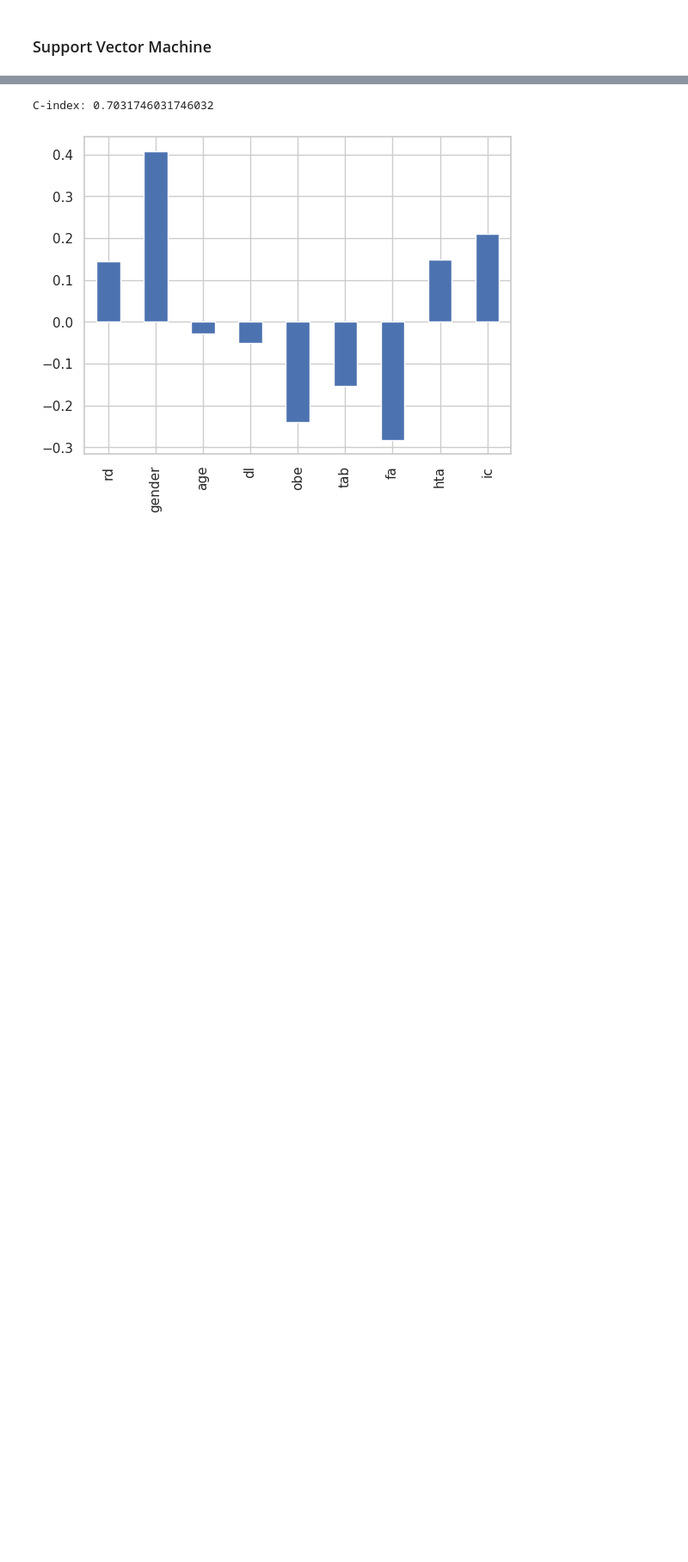
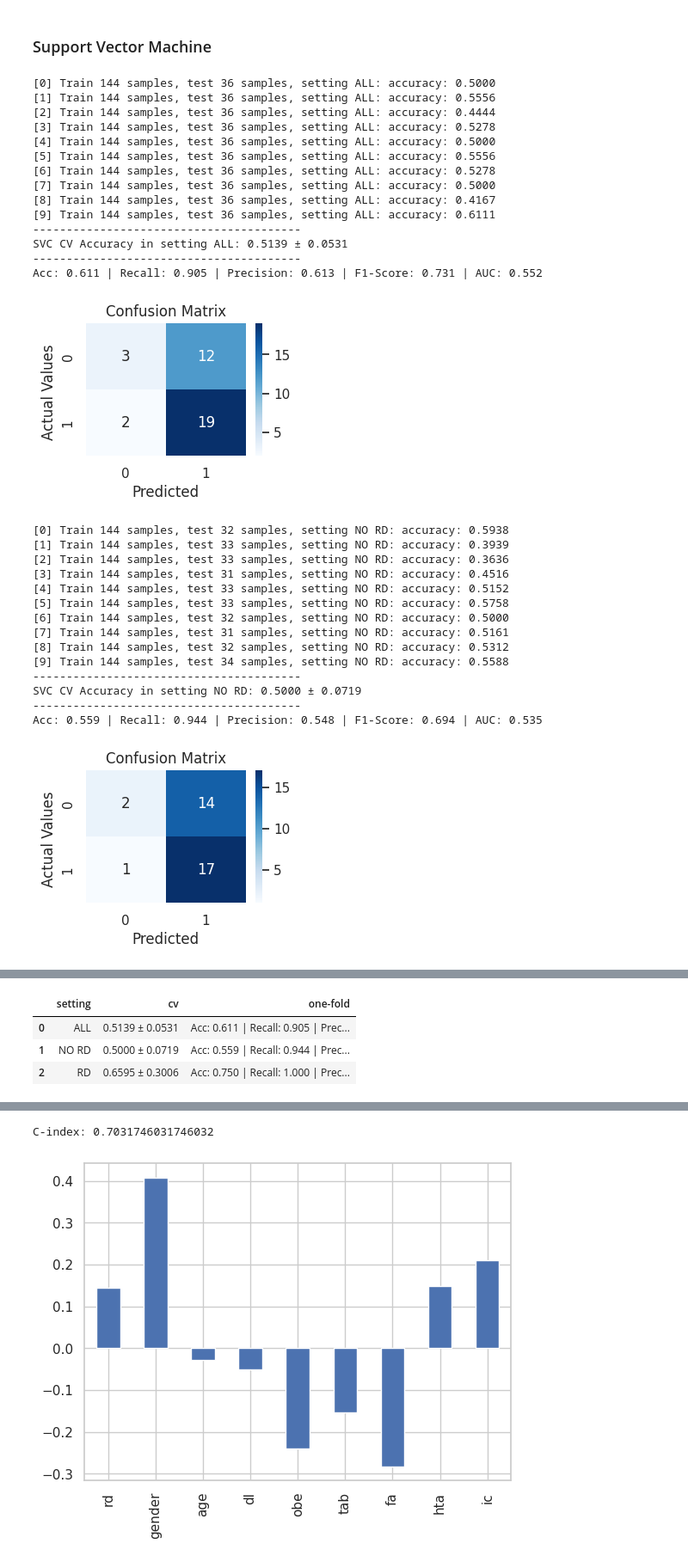
Before and after one commit to rgbarriadaphd/ml-vit-events, a Jupyter notebook: notebooks/clinical_data.ipynb, the cells around one changed output, grey strips where cells are left out. Shown at 86% size. Cells and saved outputs as stored; diff of their text form; code cells hidden in the pictures; blank space fills up the shorter version.

```diff
--- a/notebooks/clinical_data.ipynb
+++ b/notebooks/clinical_data.ipynb
@@ -537,2 +608,0 @@ LR = LogisticRegression(solver='liblinear', C=0.1, multi_class='auto', max_iter=
-# %%
-train_and_evaluate_model(LR, X, y, n_folds=10, setting='ALL')
@@ -557,2 +608,0 @@ Acc: 0.639 | Recall: 0.882 | Precision: 0.577 | F1-Score: 0.698 | AUC: 0.652
-# %%
-train_and_evaluate_model(LR, X, y, n_folds=10, setting='NO RD')
@@ -577,2 +608,0 @@ Acc: 0.677 | Recall: 0.562 | Precision: 0.750 | F1-Score: 0.643 | AUC: 0.681
-# %%
-train_and_evaluate_model(LR, X, y, n_folds=10, setting='RD')
@@ -595,4 +609,45 @@ Acc: 0.500 | Recall: 0.667 | Precision: 0.667 | F1-Score: 0.667 | AUC: 0.333
 # %% [markdown]
 ### Support Vector Machine
 # %%
+results_df = pd.DataFrame(columns=['setting', 'cv', 'one-fold'])
+
 SVEC = SVC(kernel='rbf', C=0.1, gamma='scale')
+results_df = train_and_evaluate_model(results_df, SVEC, X, y, n_folds=10, setting='ALL')
+
+SVEC = SVC(kernel='rbf', C=0.1, gamma='scale')
+results_df = train_and_evaluate_model(results_df, SVEC, X, y, n_folds=10, setting='NO RD')
+
+SVEC = SVC(kernel='rbf', C=0.1, gamma='scale')
+results_df = train_and_evaluate_model(results_df, SVEC, X, y, n_folds=10, setting='RD')
+results_df
+# %% [output]
+[0] Train 144 samples, test 36 samples, setting ALL: accuracy: 0.5000
+[1] Train 144 samples, test 36 samples, setting ALL: accuracy: 0.5556
+[2] Train 144 samples, test 36 samples, setting ALL: accuracy: 0.4444
+[3] Train 144 samples, test 36 samples, setting ALL: accuracy: 0.5278
+[4] Train 144 samples, test 36 samples, setting ALL: accuracy: 0.5000
+[5] Train 144 samples, test 36 samples, setting ALL: accuracy: 0.5556
+[6] Train 144 samples, test 36 samples, setting ALL: accuracy: 0.5278
+[7] Train 144 samples, test 36 samples, setting ALL: accuracy: 0.5000
+[8] Train 144 samples, test 36 samples, setting ALL: accuracy: 0.4167
+[9] Train 144 samples, test 36 samples, setting ALL: accuracy: 0.6111
+----------------------------------------
+SVC CV Accuracy in setting ALL: 0.5139 ± 0.0531
+----------------------------------------
+Acc: 0.611 | Recall: 0.905 | Precision: 0.613 | F1-Score: 0.731 | AUC: 0.552
+[figure, added]
+[0] Train 144 samples, test 32 samples, setting NO RD: accuracy: 0.5938
+[1] Train 144 samples, test 33 samples, setting NO RD: accuracy: 0.3939
+[2] Train 144 samples, test 33 samples, setting NO RD: accuracy: 0.3636
+[3] Train 144 samples, test 31 samples, setting NO RD: accuracy: 0.4516
+[4] Train 144 samples, test 33 samples, setting NO RD: accuracy: 0.5152
+[5] Train 144 samples, test 33 samples, setting NO RD: accuracy: 0.5758
+[6] Train 144 samples, test 32 samples, setting NO RD: accuracy: 0.5000
+[7] Train 144 samples, test 31 samples, setting NO RD: accuracy: 0.5161
+[8] Train 144 samples, test 32 samples, setting NO RD: accuracy: 0.5312
+[9] Train 144 samples, test 34 samples, setting NO RD: accuracy: 0.5588
+----------------------------------------
+SVC CV Accuracy in setting NO RD: 0.5000 ± 0.0719
+----------------------------------------
+Acc: 0.559 | Recall: 0.944 | Precision: 0.548 | F1-Score: 0.694 | AUC: 0.535
+[figure, added]
@@ -598,0 +669,4 @@ SVEC = SVC(kernel='rbf', C=0.1, gamma='scale')
+|  | setting | cv | one-fold |
+| 0 | ALL | 0.5139 ± 0.0531 | Acc: 0.611 | Recall: 0.905 | Prec... |
+| 1 | NO RD | 0.5000 ± 0.0719 | Acc: 0.559 | Recall: 0.944 | Prec... |
+| 2 | RD | 0.6595 ± 0.3006 | Acc: 0.750 | Recall: 1.000 | Prec... |
```
Also changed, not shown: parts of 33 cells of this notebook.
